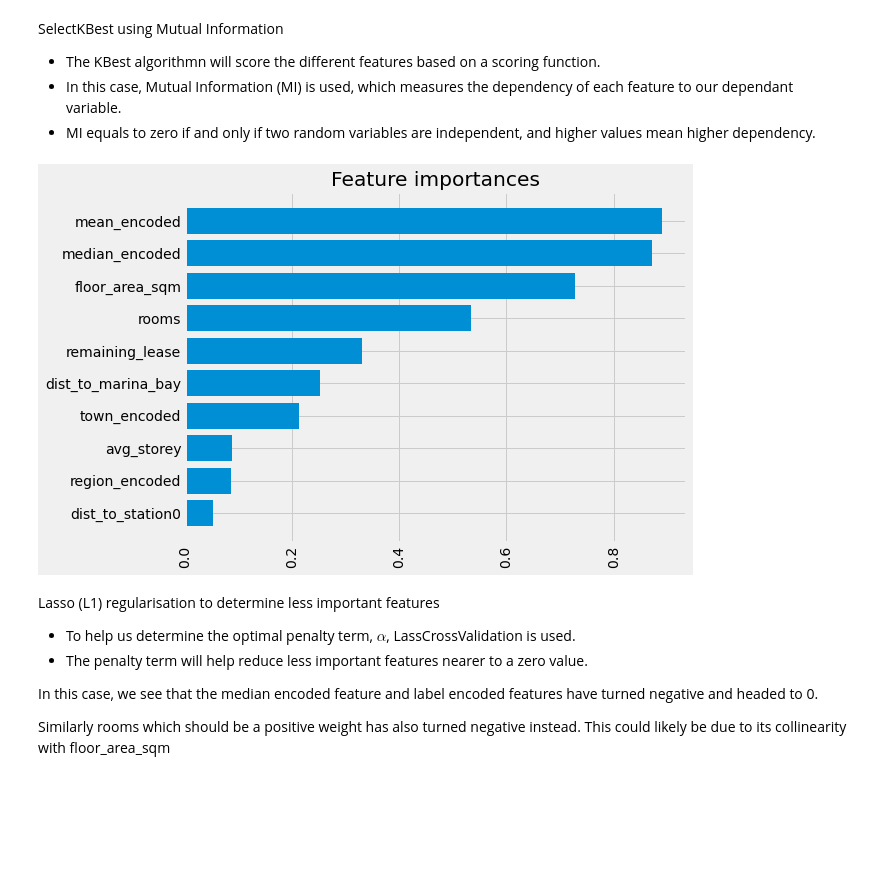
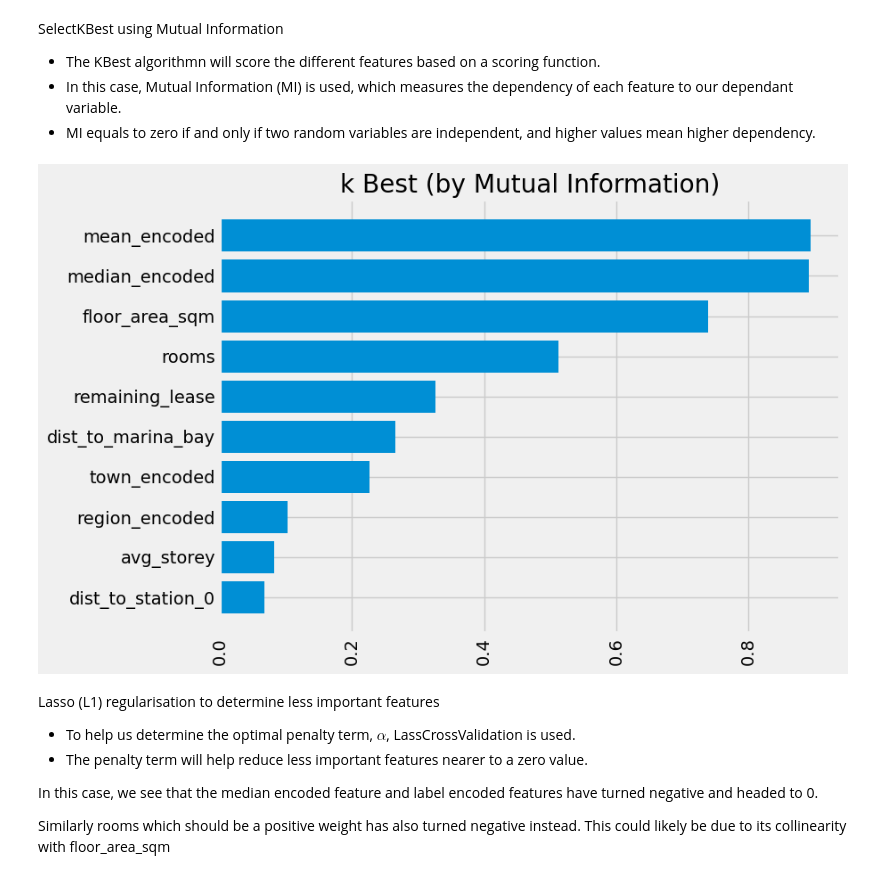
Before and after one commit to sienlonglim/ml_webapp, a Jupyter notebook: model_building.ipynb, the cells around one changed output. Drawn from its saved outputs; the diff is of its cells as text; code cells hidden in the pictures; blank space fills up the shorter version.

```diff
--- a/model_building.ipynb
+++ b/model_building.ipynb
@@ -17,7 +17,7 @@ import joblib
 
 plt.style.use("fivethirtyeight")
 # %%
-df = pd.read_csv('static/2023_01_to_04.csv', index_col=0)
+df = pd.read_csv('static/2023_train.csv', index_col=0)
 display(df.head())
 print(df.shape)
 # %% [output]
@@ -91,7 +93,7 @@ dtype: int64
     * rooms (0.65)
 # %%
 plt.figure(figsize=(8,6))
-numerical_columns = df[['resale_price', 'floor_area_sqm', 'remaining_lease', 'rooms', 'avg_storey', 'dist_to_marina_bay', 'dist_to_station0']]
+numerical_columns = df[['resale_price', 'floor_area_sqm', 'remaining_lease', 'rooms', 'avg_storey', 'dist_to_marina_bay', 'dist_to_station_0']]
 sns.heatmap(numerical_columns.corr(), annot=True)
 plt.show()
 # %% [output]
@@ -353,16 +355,16 @@ SelectKBest using Mutual Information
 # %%
 X_df = pd.DataFrame(X, columns=X_unscaled.columns)
 kbest = SelectKBest(score_func=mutual_info_regression, k='all')
 kbest.fit(X_df, y)
 kbest = pd.DataFrame(np.round(kbest.scores_,3), index=kbest.get_feature_names_out(kbest.feature_names_in_), columns=['Mutual Info Score'])
 kbest = kbest.sort_values(by=['Mutual Info Score'], ascending=True)
 plt.figure(figsize=(8,6))
-plt.title('Feature importances')
+plt.title('k Best (by Mutual Information)')
 plt.barh(kbest.index, kbest['Mutual Info Score'].squeeze())
 plt.xticks(rotation=90)
 plt.show()
 # %% [output]
-[figure, old version]
+[figure, new version]
 # %% [markdown]
 Lasso (L1) regularisation to determine less important features
 * To help us determine the optimal penalty term, $\alpha$, LassCrossValidation is used.
```
Also changed, not shown: parts of 18 cells of this notebook, 11 other files.
